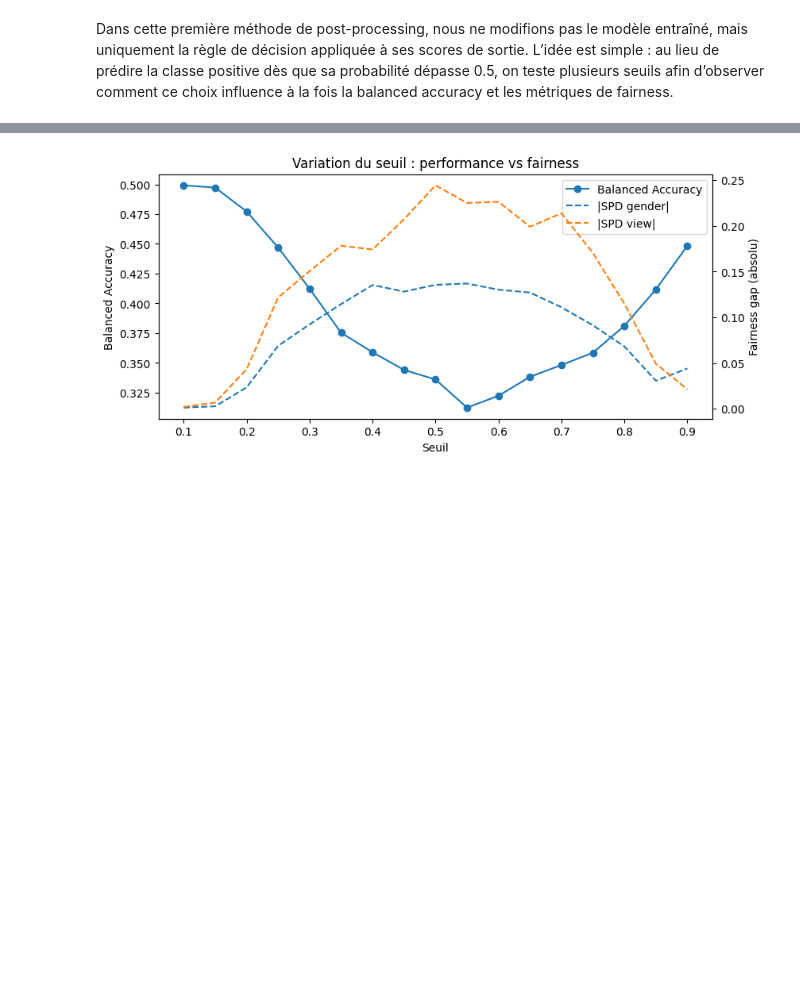
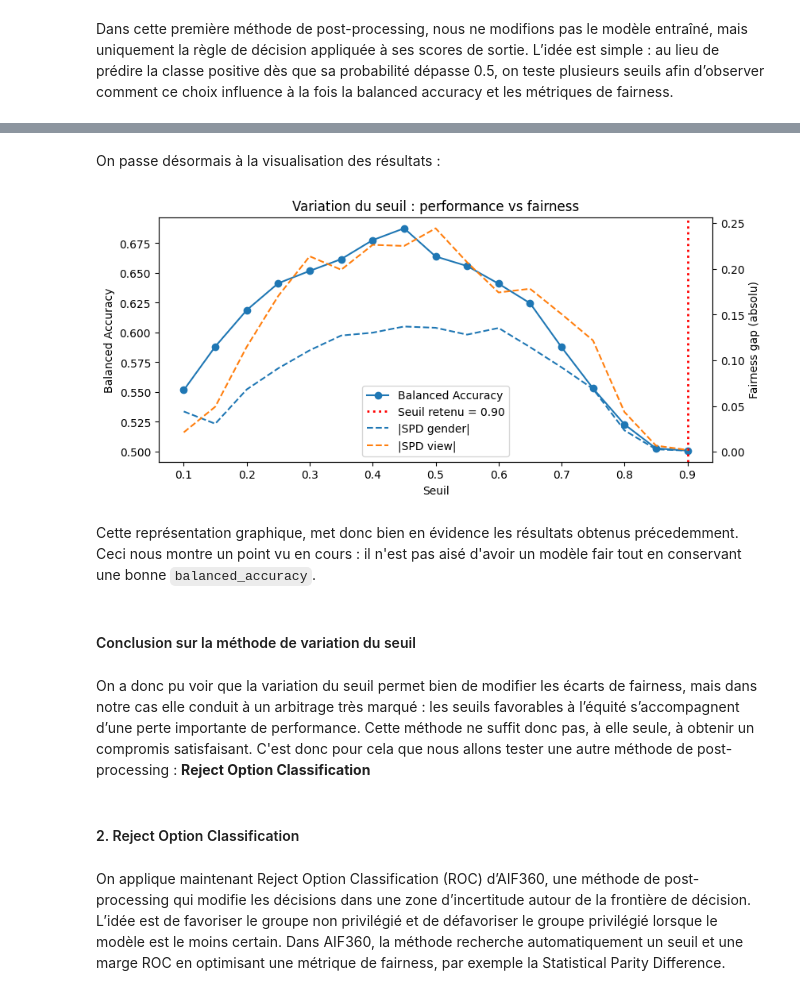
Before and after one commit to EagleForce14/Fairness, a Jupyter notebook: Projet/train_classifieur_local.ipynb, the cells around one changed output, grey strips where cells are left out. Cells and saved outputs as stored; diff of their text form; code cells hidden in the pictures; blank space fills up the shorter version.

Commit message:
Correction bugs et finalisation de la première méthode de post-processing

```diff
--- a/Projet/train_classifieur_local.ipynb
+++ b/Projet/train_classifieur_local.ipynb
@@ -1744,0 +1687,4 @@ Seuil recommandé (compromis rapide) : 0.10
+# %%
+y_true = (df_eval["labels"].astype(str).str.strip().str.lower() == "malade").astype(int).to_numpy()
+gender = pd.to_numeric(df_eval["gender_bin"], errors="coerce").astype(int).to_numpy()
+view = pd.to_numeric(df_eval["view_bin"], errors="coerce").astype(int).to_numpy()
@@ -1745,34 +1789,74 @@ Seuil recommandé (compromis rapide) : 0.10
+# %% [markdown]
+On passe désormais à la visualisation des résultats :
 # %%
-# visualisation :
 fig, ax1 = plt.subplots(figsize=(9, 4))
+
+# Sur le premier axe (ax1), on trace l'évolution de la balanced accuracy
+# en fonction du seuil de décision.
+# Le marqueur "o" permet de visualiser clairement chaque seuil testé.
 ax1.plot(
     threshold_results["threshold"],
     threshold_results["balanced_accuracy"],
     marker="o",
     label="Balanced Accuracy",
 )
+
 ax1.set_xlabel("Seuil")
 ax1.set_ylabel("Balanced Accuracy")
 
+# Tracé d'une ligne verticale pour indiquer le seuil retenu.
+ax1.axvline(
+    x=best_threshold,
+    color="red",
+    linestyle=":",
+    linewidth=2,
+    label=f"Seuil retenu = {best_threshold:.2f}"
+)
+
+# Création d'un deuxième axe des ordonnées partageant le même axe des abscisses.
+# Cela permet d'afficher en même temps une métrique de performance
+# et des métriques de fairness qui ne sont pas sur la même échelle.
 ax2 = ax1.twinx()
+
+# Tracé du SPD selon gender_bin.
+# On prend la valeur absolue car seule l'ampleur de l'écart à 0 nous intéresse ici,
+# pas son signe.
 ax2.plot(
     threshold_results["threshold"],
     threshold_results["SPD_gender"].abs(),
     "--",
     label="|SPD gender|",
 )
+
+# Tracé du SPD selon view_bin.
+# Là encore, plus la courbe est proche de 0, plus la situation est équitable
+# selon cette métrique.
 ax2.plot(
     threshold_results["threshold"],
     threshold_results["SPD_view"].abs(),
     "--",
     label="|SPD view|",
 )
+
 ax2.set_ylabel("Fairness gap (absolu)")
 
+# Fusion des légendes et affichage du graphique
 lines1, labels1 = ax1.get_legend_handles_labels()
 lines2, labels2 = ax2.get_legend_handles_labels()
+
 ax1.legend(lines1 + lines2, labels1 + labels2, loc="best")
+
 plt.title("Variation du seuil : performance vs fairness")
 plt.show()
 # %% [output]
-[figure, old version]
+[figure, new version]
+# %% [markdown]
+Cette représentation graphique, met donc bien en évidence les résultats obtenus précedemment. Ceci nous montre un point vu en cours : il n'est pas aisé d'avoir un modèle fair tout en conservant une bonne `balanced_accuracy`.
+# %% [markdown]
+#### Conclusion sur la méthode de variation du seuil
+# %% [markdown]
+On a donc pu voir que la variation du seuil permet bien de modifier les écarts de fairness, mais dans notre cas elle conduit à un arbitrage très marqué : les seuils favorables à l’équité s’accompagnent d’une perte importante de performance. Cette méthode ne suffit donc pas, à elle seule, à obtenir un compromis satisfaisant. C'est donc pour cela que nous allons tester une autre méthode de post-processing : **Reject Option Classification**
+# %% [markdown]
+#### 2. Reject Option Classification
+# %% [markdown]
+On applique maintenant Reject Option Classification (ROC) d’AIF360, une méthode de post-processing qui modifie les décisions dans une zone d’incertitude autour de la frontière de décision. L’idée est de favoriser le groupe non privilégié et de défavoriser le groupe privilégié lorsque le modèle est le moins certain. Dans AIF360, la méthode recherche automatiquement un seuil et une marge ROC en optimisant une métrique de fairness, par exemple la Statistical Parity Difference.
```
Also changed, not shown: parts of 34 cells of this notebook.
